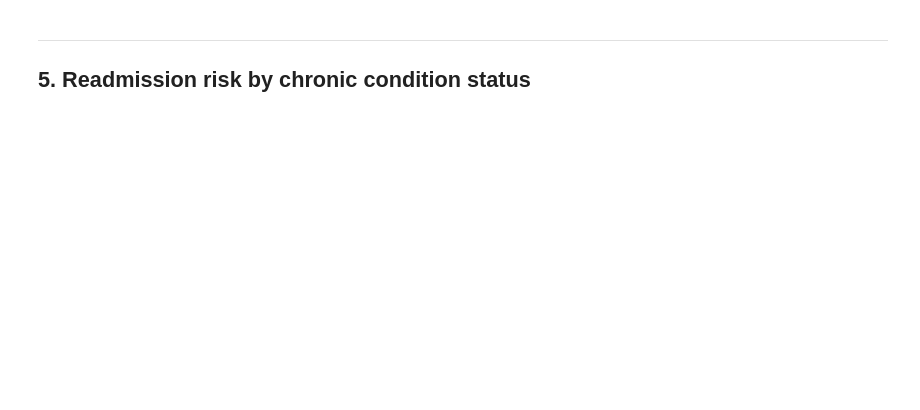
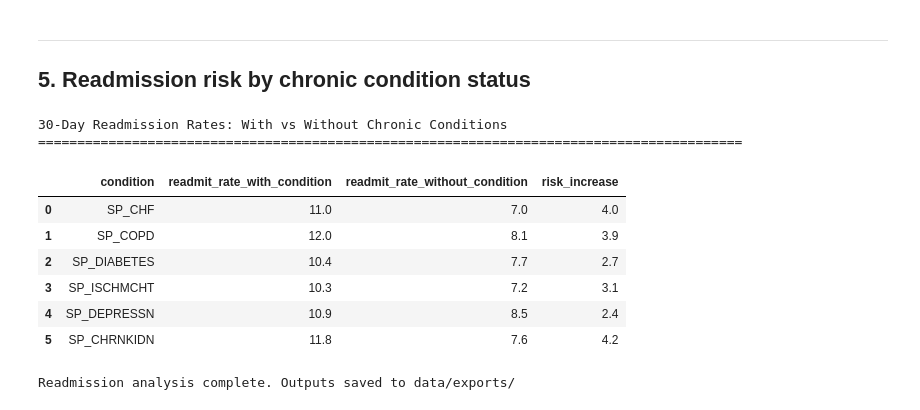
Before and after one commit to Ajaiah-D/Healthcare-Claims-Analytics, a Jupyter notebook: notebooks/04_readmissions.ipynb, the cells around one changed output. Saved outputs shown, nothing was run; the diff lists cells and outputs as text; code cells hidden in the pictures; blank space fills up the shorter version.

```diff
--- a/notebooks/04_readmissions.ipynb
+++ b/notebooks/04_readmissions.ipynb
@@ -118,32 +186,42 @@ SELECT DISTINCT
   SP_COPD,
   SP_DIABETES,
   SP_ISCHMCHT,
   SP_DEPRESSN,
   SP_CHRNKIDN
 FROM beneficiary_summary
 """, conn)
 
 claims_with_chronic = claims.merge(bene_chronic, on='DESYNPUF_ID', how='left')
 
 chronic_readmit = pd.DataFrame()
 for condition in ['SP_CHF', 'SP_COPD', 'SP_DIABETES', 'SP_ISCHMCHT', 'SP_DEPRESSN', 'SP_CHRNKIDN']:
     with_cond = claims_with_chronic[claims_with_chronic[condition] == 1]
     without_cond = claims_with_chronic[claims_with_chronic[condition] == 2]
 
     row = {
         'condition': condition,
         'readmit_rate_with_condition': (with_cond['readmitted_30d'].sum() / len(with_cond) * 100).round(1) if len(with_cond) > 0 else None,
         'readmit_rate_without_condition': (without_cond['readmitted_30d'].sum() / len(without_cond) * 100).round(1) if len(without_cond) > 0 else None,
     }
     chronic_readmit = pd.concat([chronic_readmit, pd.DataFrame([row])], ignore_index=True)
 
 chronic_readmit['risk_increase'] = (chronic_readmit['readmit_rate_with_condition'] - chronic_readmit['readmit_rate_without_condition']).round(1)
 
 print("30-Day Readmission Rates: With vs Without Chronic Conditions")
 print("="*90)
 display(chronic_readmit)
 chronic_readmit.to_csv("../data/exports/readmission_by_chronic_condition.csv", index=False)
 
 conn.close()
-print("
-Readmission analysis complete. Outputs saved to data/exports/")
+print("\nReadmission analysis complete. Outputs saved to data/exports/")
+# %% [output]
+30-Day Readmission Rates: With vs Without Chronic Conditions
+==========================================================================================
+|  | condition | readmit_rate_with_condition | readmit_rate_without_condition | risk_increase |
+| 0 | SP_CHF | 11.0 | 7.0 | 4.0 |
+| 1 | SP_COPD | 12.0 | 8.1 | 3.9 |
+| 2 | SP_DIABETES | 10.4 | 7.7 | 2.7 |
+| 3 | SP_ISCHMCHT | 10.3 | 7.2 | 3.1 |
+| 4 | SP_DEPRESSN | 10.9 | 8.5 | 2.4 |
+| 5 | SP_CHRNKIDN | 11.8 | 7.6 | 4.2 |
+Readmission analysis complete. Outputs saved to data/exports/
```
Also changed, not shown: parts of 4 cells of this notebook, 26 other files.
